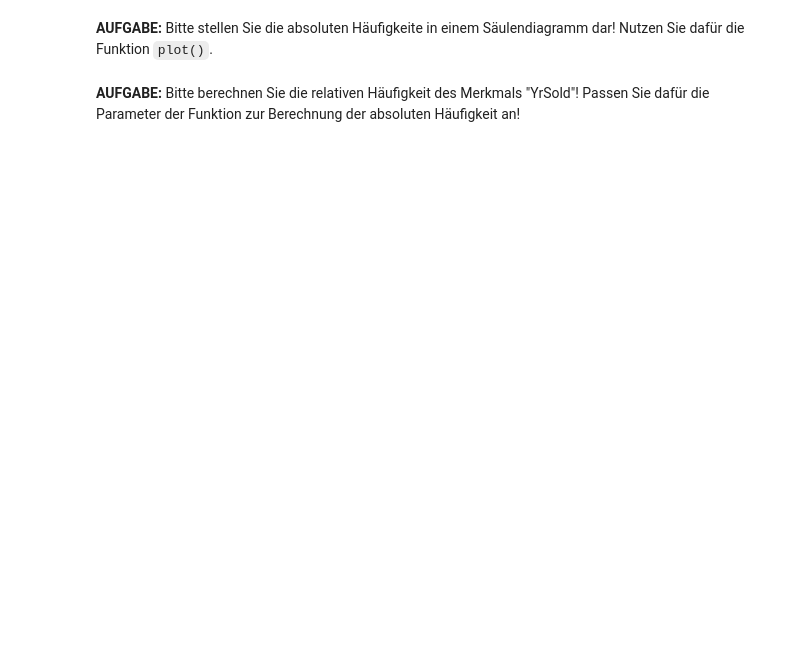
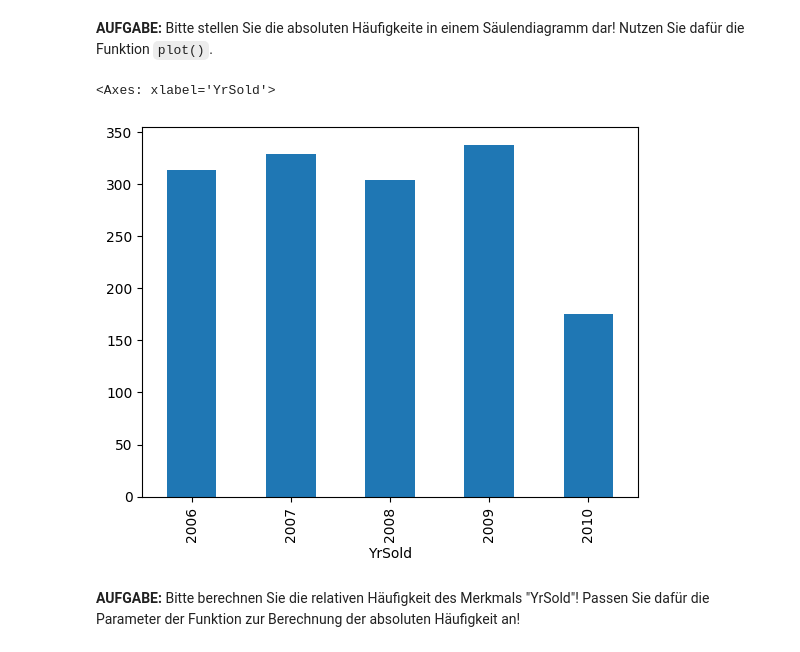
Before and after one commit to AlexKressner/Statistik, a Jupyter notebook: Deskriptive_Statistik.ipynb, the cells around one changed output. Drawn from its saved outputs; the diff is of its cells as text; code cells hidden in the pictures; blank space fills up the shorter version.

```diff
--- a/Deskriptive_Statistik.ipynb
+++ b/Deskriptive_Statistik.ipynb
@@ -28,4 +68,9 @@ data.YrSold = data.YrSold.astype("object")
 # %% [markdown]
 **AUFGABE:** Bitte stellen Sie die absoluten Häufigkeite in einem Säulendiagramm dar! Nutzen Sie dafür die Funktion `plot()`.
+# %%
+data.YrSold.value_counts().sort_index().plot(kind="bar")
+# %% [output]
+<Axes: xlabel='YrSold'>
+[figure, added]
 # %% [markdown]
 **AUFGABE:** Bitte berechnen Sie die relativen Häufigkeit des Merkmals "YrSold"! Passen Sie dafür die Parameter der Funktion zur Berechnung der absoluten Häufigkeit an!
```
Also changed, not shown: parts of 8 cells of this notebook.
